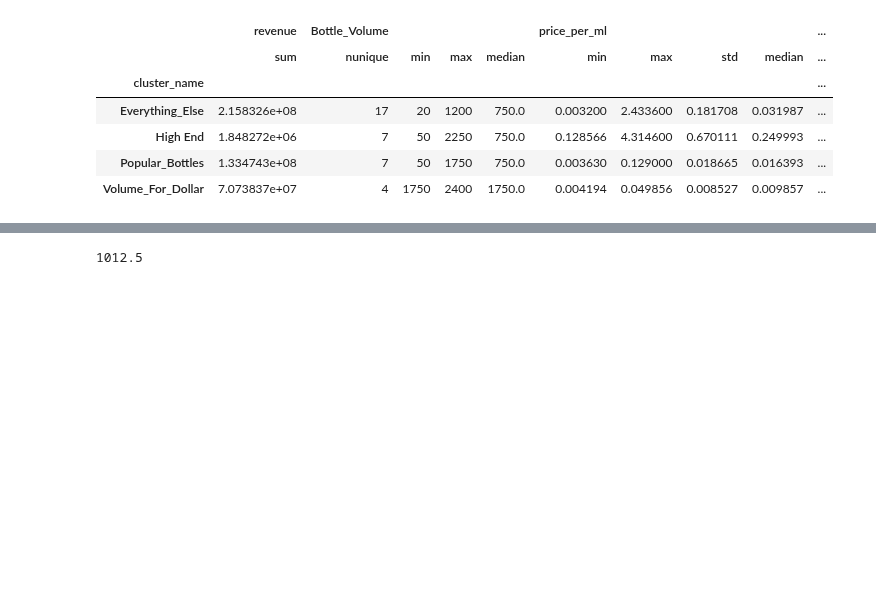
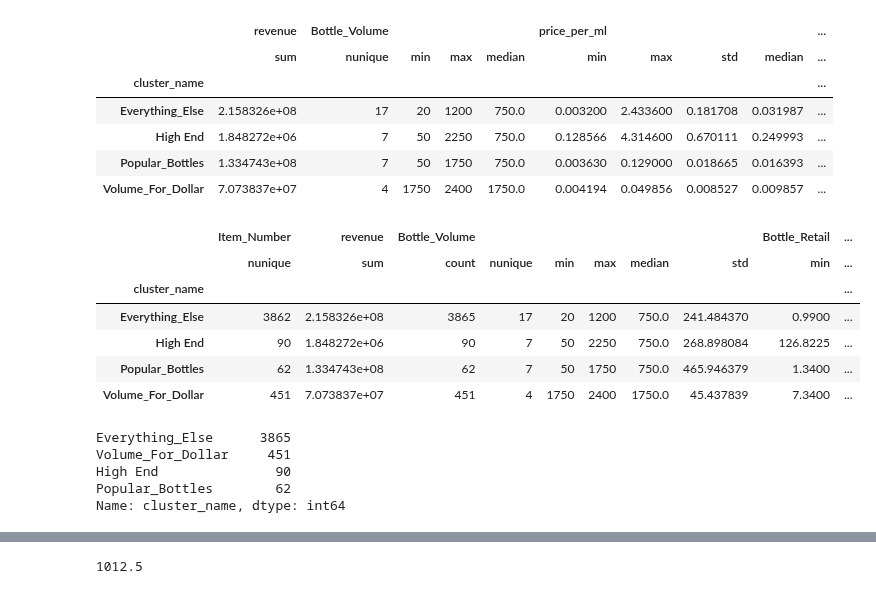
Before and after one commit to dgarbato/capstone, a Jupyter notebook: K means clustering of products includes Num_Stores_Selling.ipynb, the cells around one changed output, grey strips where cells are left out. Saved outputs shown, nothing was run; the diff lists cells and outputs as text; code cells hidden in the pictures; blank space fills up the shorter version.

```diff
--- a/K means clustering of products includes Num_Stores_Selling.ipynb
+++ b/K means clustering of products includes Num_Stores_Selling.ipynb
@@ -369,4 +369,23 @@ products2.groupby(['cluster_name']).agg({'revenue':['sum'],'Bottle_Volume':['nun
 | High End | 1.848272e+06 | 7 | 50 | 2250 | 750.0 | 0.128566 | 4.314600 | 0.670111 | 0.249993 | ... |
 | Popular_Bottles | 1.334743e+08 | 7 | 50 | 1750 | 750.0 | 0.003630 | 0.129000 | 0.018665 | 0.016393 | ... |
 | Volume_For_Dollar | 7.073837e+07 | 4 | 1750 | 2400 | 1750.0 | 0.004194 | 0.049856 | 0.008527 | 0.009857 | ... |
+# %%
+pd.set_option('display.max_columns', None)
+products2.groupby(['cluster_name']).agg({'Item_Number':['nunique'],'revenue':['sum'],'Bottle_Volume':['count','nunique','min','max','median','std'],'Bottle_Retail':['min','max','std', 'median', 'mean'],'price_per_ml':['min','max','std', 'median', 'mean'],'Bottles_Sold':['min','max','std', 'median', 'mean'],'Num_Stores_Selling':['min','max','std', 'median', 'mean'] })
+# %% [output]
+|  | Item_Number | revenue | Bottle_Volume |  |  |  |  |  | Bottle_Retail | ... |
+|  | nunique | sum | count | nunique | min | max | median | std | min | ... |
+| cluster_name |  |  |  |  |  |  |  |  |  | ... |
+| Everything_Else | 3862 | 2.158326e+08 | 3865 | 17 | 20 | 1200 | 750.0 | 241.484370 | 0.9900 | ... |
+| High End | 90 | 1.848272e+06 | 90 | 7 | 50 | 2250 | 750.0 | 268.898084 | 126.8225 | ... |
+| Popular_Bottles | 62 | 1.334743e+08 | 62 | 7 | 50 | 1750 | 750.0 | 465.946379 | 1.3400 | ... |
+| Volume_For_Dollar | 451 | 7.073837e+07 | 451 | 4 | 1750 | 2400 | 1750.0 | 45.437839 | 7.3400 | ... |
+# %%
+products2.cluster_name.value_counts()
+# %% [output]
+Everything_Else      3865
+Volume_For_Dollar     451
+High End               90
+Popular_Bottles        62
+Name: cluster_name, dtype: int64
 # %%
```
Also changed, not shown: parts of 3 cells of this notebook, 3 other files.
